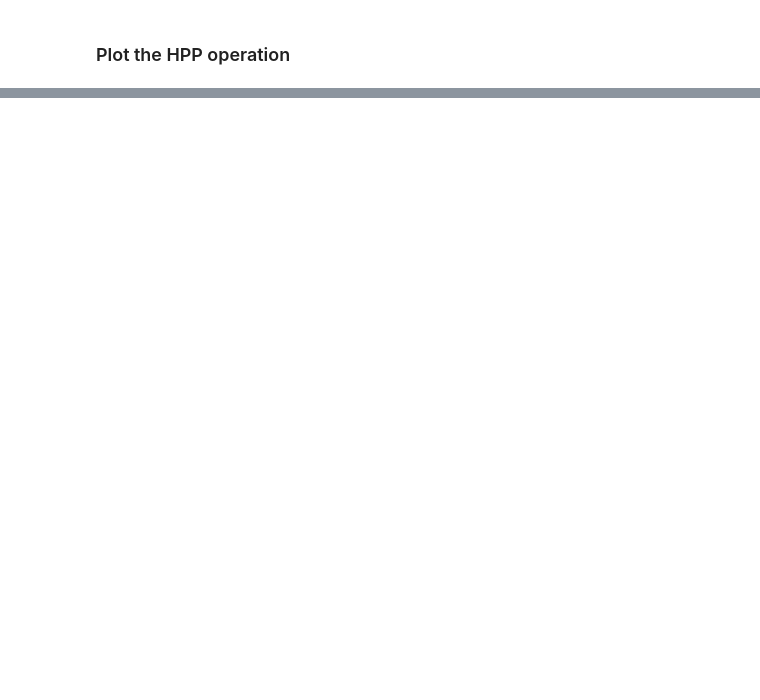
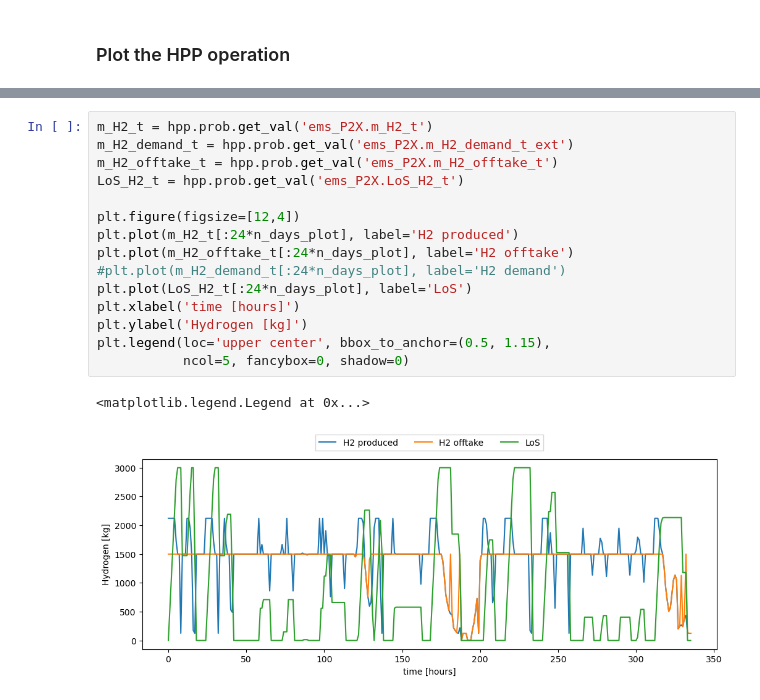
Before and after one commit to MartenDeVries96/hydesign, a Jupyter notebook: docs/notebooks/HPP_evaluation_P2X.ipynb, the cells around one changed output, grey strips where cells are left out. Drawn from its saved outputs; the diff is of its cells as text; blank space fills up the shorter version.

```diff
--- a/docs/notebooks/HPP_evaluation_P2X.ipynb
+++ b/docs/notebooks/HPP_evaluation_P2X.ipynb
@@ -248,0 +275,18 @@ plt.legend(loc='upper center', bbox_to_anchor=(0.5, 1.15),
+# %%
+m_H2_t = hpp.prob.get_val('ems_P2X.m_H2_t')
+m_H2_demand_t = hpp.prob.get_val('ems_P2X.m_H2_demand_t_ext')
+m_H2_offtake_t = hpp.prob.get_val('ems_P2X.m_H2_offtake_t')
+LoS_H2_t = hpp.prob.get_val('ems_P2X.LoS_H2_t')
+
+plt.figure(figsize=[12,4])
+plt.plot(m_H2_t[:24*n_days_plot], label='H2 produced')
+plt.plot(m_H2_offtake_t[:24*n_days_plot], label='H2 offtake')
+#plt.plot(m_H2_demand_t[:24*n_days_plot], label='H2 demand')
+plt.plot(LoS_H2_t[:24*n_days_plot], label='LoS')
+plt.xlabel('time [hours]')
+plt.ylabel('Hydrogen [kg]')
+plt.legend(loc='upper center', bbox_to_anchor=(0.5, 1.15),
+           ncol=5, fancybox=0, shadow=0)
+# %% [output]
+<matplotlib.legend.Legend at 0x...>
+[figure, added]
```
Also changed, not shown: parts of 9 cells of this notebook, 20 other files.
